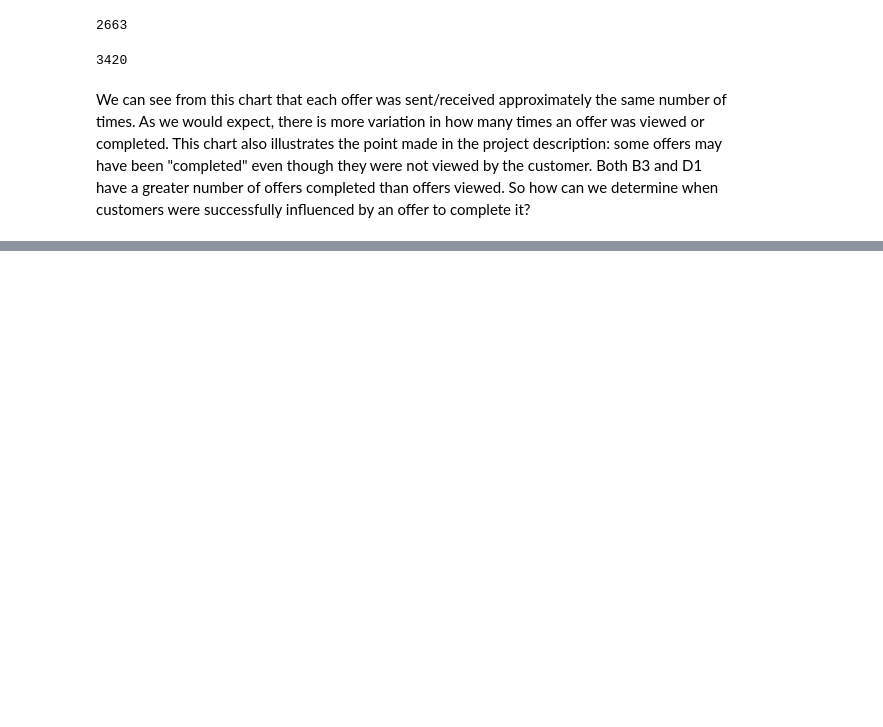
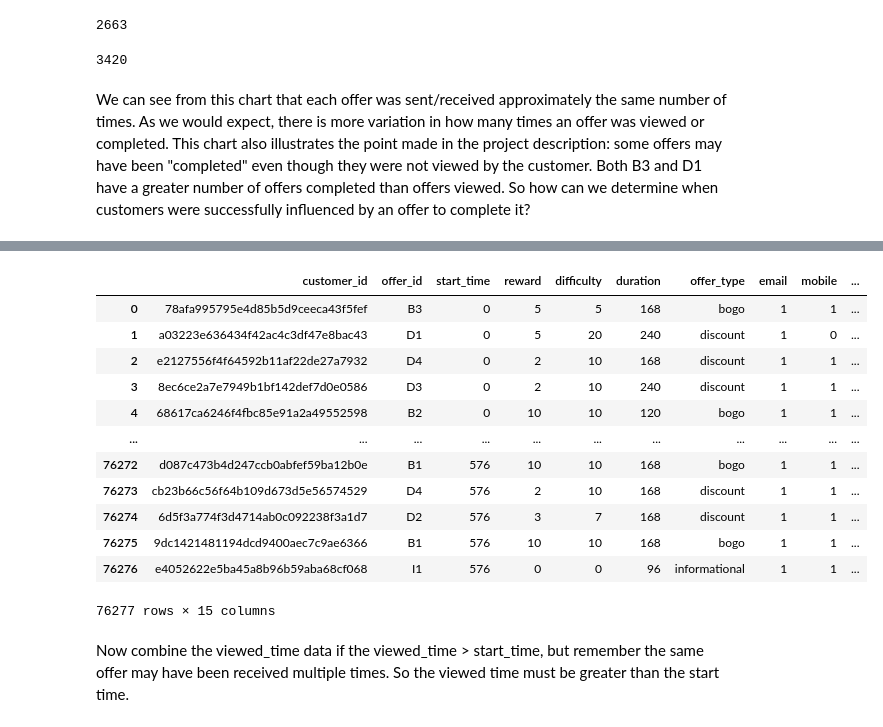
Before and after one commit to mknox0826/Udacity_Capstone_Starbucks, a Jupyter notebook: Starbucks_Capstone_notebook.ipynb, the cells around one changed output, grey strips where cells are left out. Cells and saved outputs as stored; diff of their text form; code cells hidden in the pictures; blank space fills up the shorter version.

```diff
--- a/Starbucks_Capstone_notebook.ipynb
+++ b/Starbucks_Capstone_notebook.ipynb
@@ -618,0 +719,4 @@ We can see from this chart that each offer was sent/received approximately the s
+# %%
+offers_received = offers[(offers['offer_received']==1)].drop(['event','offer_received','offer_viewed','offer_completed'], axis=1)
+offers_received.rename(columns={"hours": "start_time"}, inplace=True)
+offers_received
@@ -618,0 +737,21 @@ We can see from this chart that each offer was sent/received approximately the s
+# %%
+portfolio_received = offers_received.merge(cleaned_portfolio, on='offer_id', how='left')
+# %%
+portfolio_received['end_time']= portfolio_received['start_time'] + portfolio_received['duration']
+portfolio_received
+# %% [output]
+|  | customer_id | offer_id | start_time | reward | difficulty | duration | offer_type | email | mobile | ... |
+| 0 | 78afa995795e4d85b5d9ceeca43f5fef | B3 | 0 | 5 | 5 | 168 | bogo | 1 | 1 | ... |
+| 1 | a03223e636434f42ac4c3df47e8bac43 | D1 | 0 | 5 | 20 | 240 | discount | 1 | 0 | ... |
+| 2 | e2127556f4f64592b11af22de27a7932 | D4 | 0 | 2 | 10 | 168 | discount | 1 | 1 | ... |
+| 3 | 8ec6ce2a7e7949b1bf142def7d0e0586 | D3 | 0 | 2 | 10 | 240 | discount | 1 | 1 | ... |
+| 4 | 68617ca6246f4fbc85e91a2a49552598 | B2 | 0 | 10 | 10 | 120 | bogo | 1 | 1 | ... |
+| ... | ... | ... | ... | ... | ... | ... | ... | ... | ... | ... |
+| 76272 | d087c473b4d247ccb0abfef59ba12b0e | B1 | 576 | 10 | 10 | 168 | bogo | 1 | 1 | ... |
+| 76273 | cb23b66c56f64b109d673d5e56574529 | D4 | 576 | 2 | 10 | 168 | discount | 1 | 1 | ... |
+| 76274 | 6d5f3a774f3d4714ab0c092238f3a1d7 | D2 | 576 | 3 | 7 | 168 | discount | 1 | 1 | ... |
+| 76275 | 9dc1421481194dcd9400aec7c9ae6366 | B1 | 576 | 10 | 10 | 168 | bogo | 1 | 1 | ... |
+| 76276 | e4052622e5ba45a8b96b59aba68cf068 | I1 | 576 | 0 | 0 | 96 | informational | 1 | 1 | ... |
+76277 rows × 15 columns
+# %% [markdown]
+Now combine the viewed_time data if the viewed_time > start_time, but remember the same offer may have been received multiple times. So the viewed time must be greater than the start time.
```
Also changed, not shown: parts of 36 cells of this notebook.
